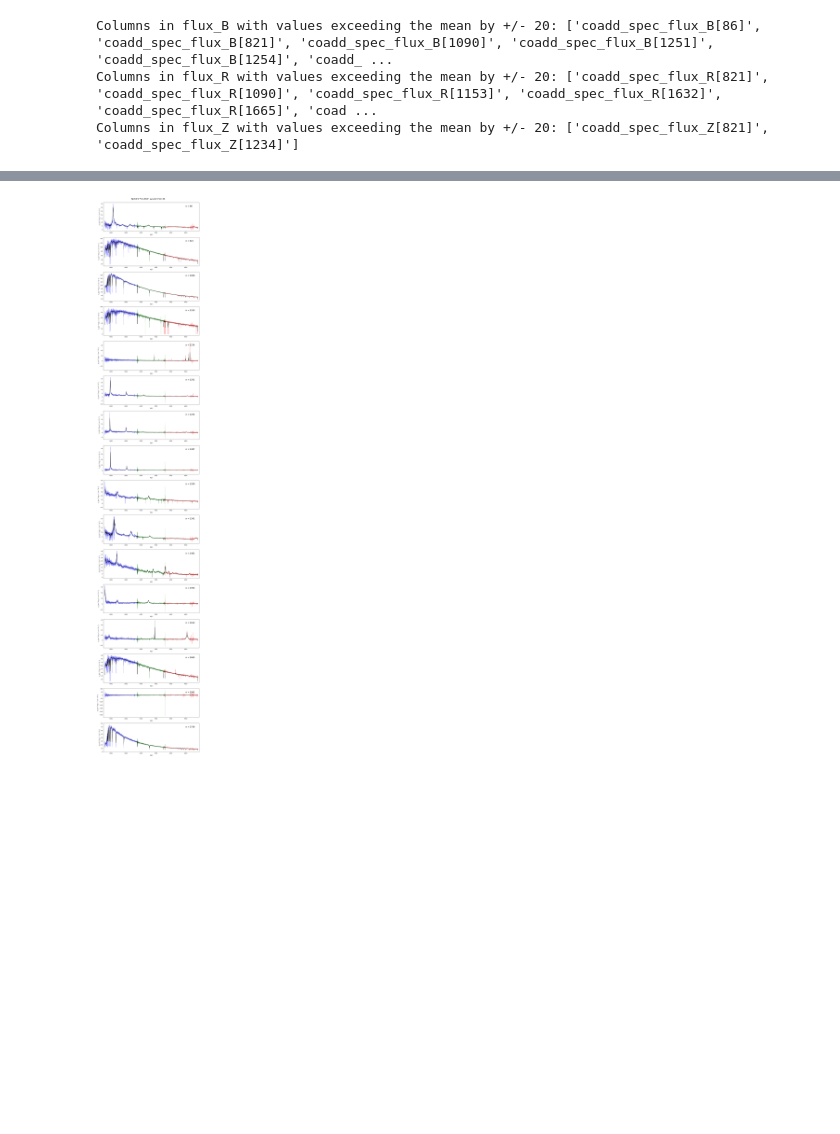
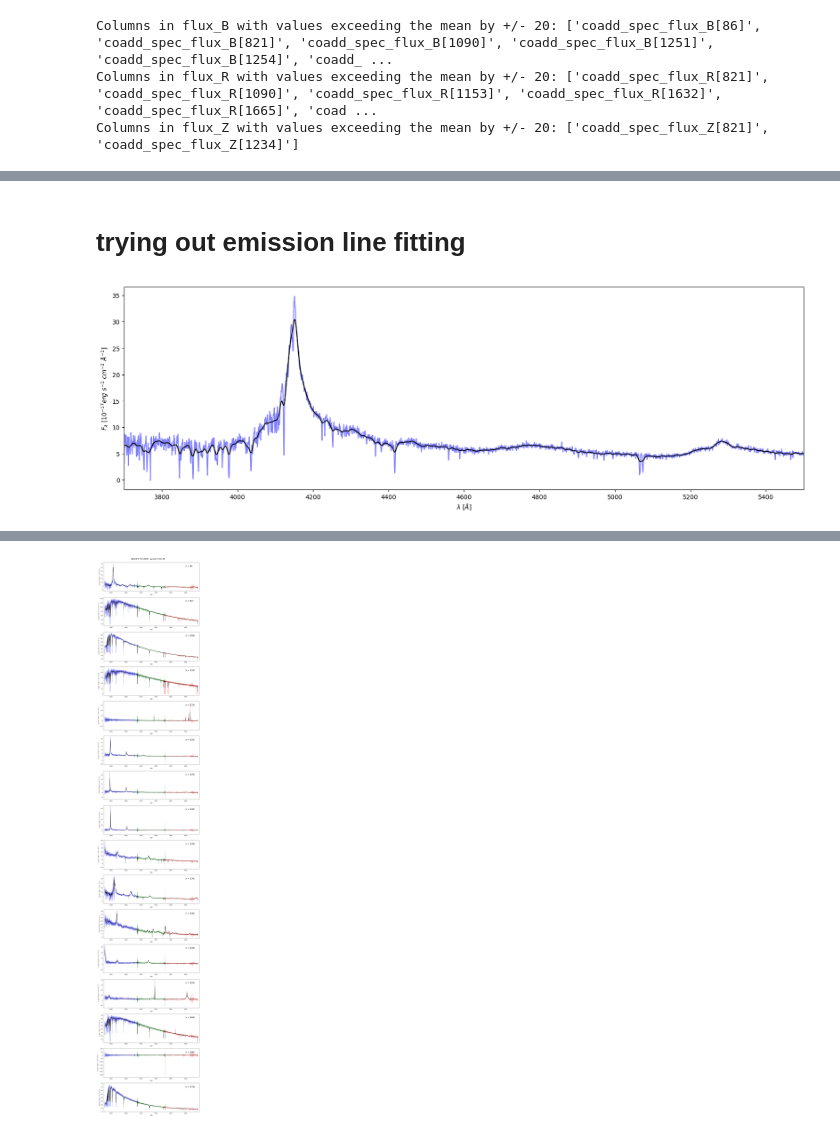
Before and after one commit to abigailpatrick/DESI-Mini-Project, a Jupyter notebook: DESI_SPECTRA.ipynb, the cells around one changed output, grey strips where cells are left out. Cells and saved outputs as stored; diff of their text form; code cells hidden in the pictures; blank space fills up the shorter version.

```diff
--- a/DESI_SPECTRA.ipynb
+++ b/DESI_SPECTRA.ipynb
@@ -216,0 +249,20 @@ plt.show()
+# %% [markdown]
+# trying out emission line fitting
+# %%
+x = 86
+# Plotting this spectra -
+
+plt.figure(figsize = (20, 6))
+# Plot the spectrum from each arm (B,R,Z) in blue, green, red
+
+plt.plot(coadd_spec_wave_B, coadd_spec_flux_B[x], color = 'b', alpha = 0.5)
+
+# Over-plotting smoothed spectra in black for all the three arms
+plt.plot(coadd_spec_wave_B, convolve(coadd_spec_flux_B[x], Gaussian1DKernel(5)), color = 'k')
+plt.xlim([3700, 5500])
+#plt.ylim(-100,100)
+plt.xlabel('$\lambda$ [$\AA$]')
+plt.ylabel('$F_{\lambda}$ [$10^{-17} erg\ s^{-1}\ cm^{-2}\ \AA^{-1}$]')
+plt.show()
+# %% [output]
+[figure, added]
```
Also changed, not shown: parts of 29 cells of this notebook, 6 other files.
